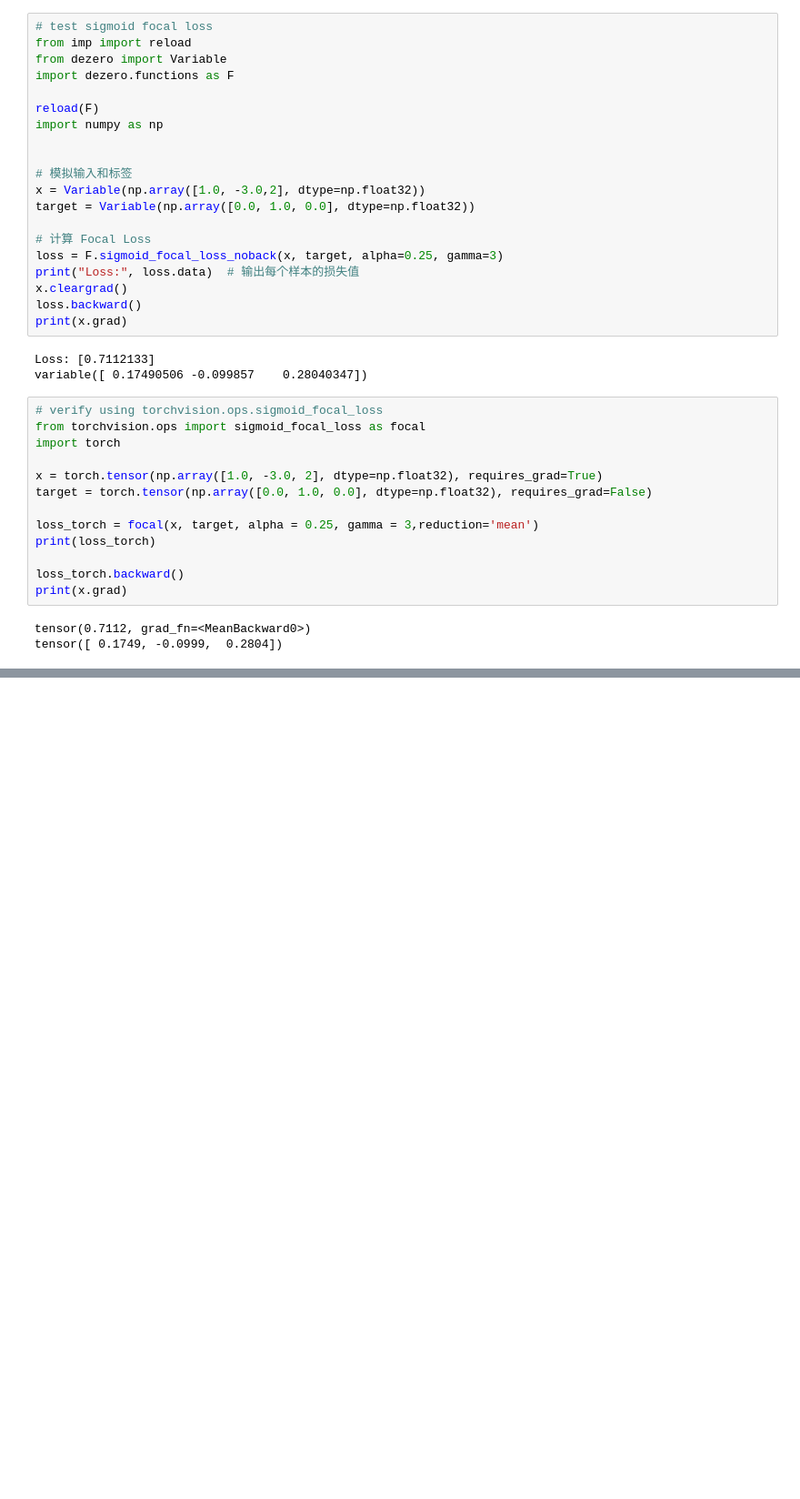
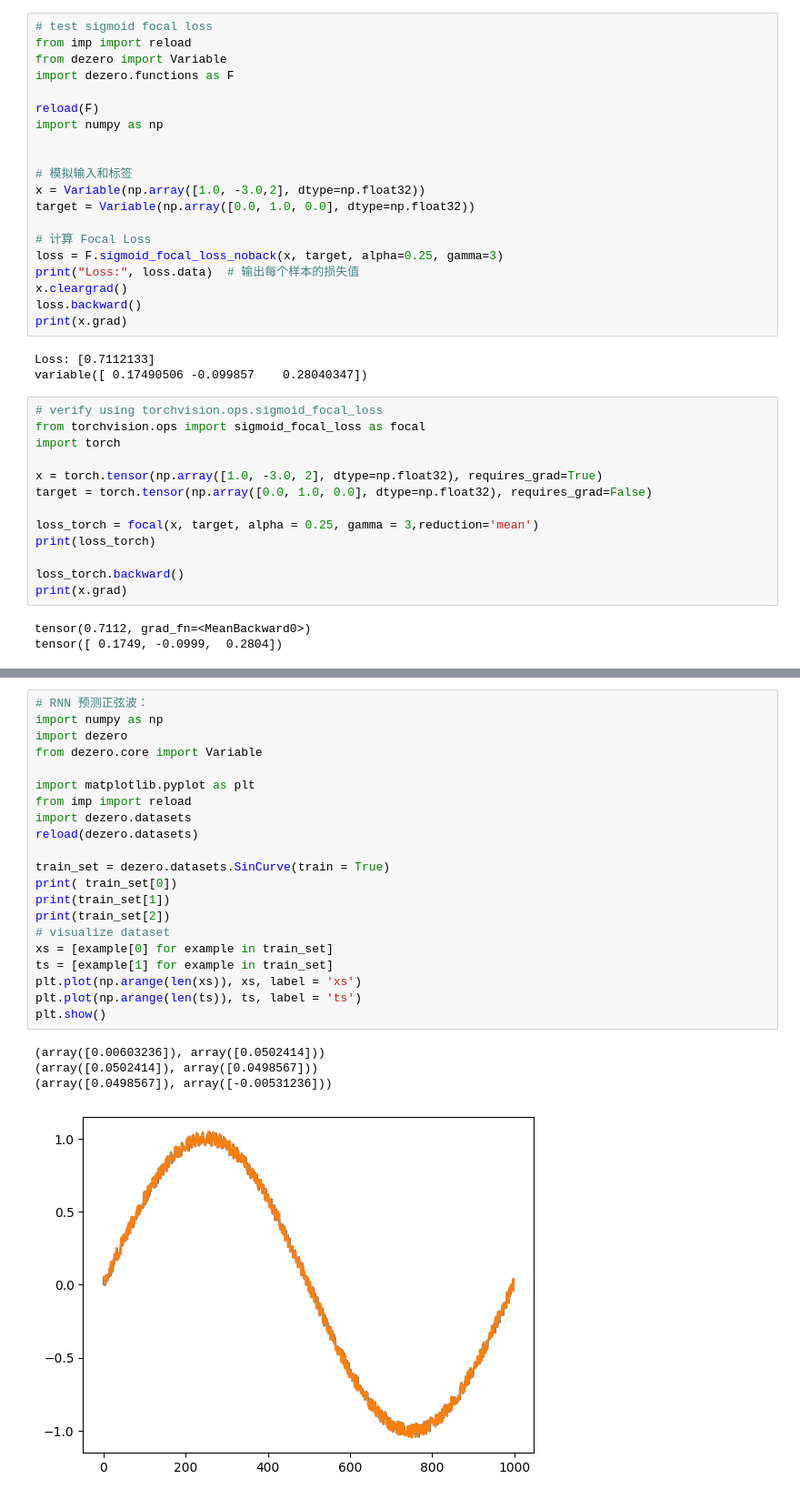
Before and after one commit to xuguy/LLM-from-scratch, a Jupyter notebook: dezero-master/DeZero_test_notes.ipynb, the cells around one changed output, grey strips where cells are left out. Shown: that part at 91% size. Saved outputs shown, nothing was run; the diff lists cells and outputs as text; blank space fills up the shorter version.

```diff
--- a/dezero-master/DeZero_test_notes.ipynb
+++ b/dezero-master/DeZero_test_notes.ipynb
@@ -1183,0 +1235,26 @@ tensor([ 0.1749, -0.0999,  0.2804])
+# %%
+# RNN 预测正弦波：
+import numpy as np
+import dezero
+from dezero.core import Variable
+
+import matplotlib.pyplot as plt
+from imp import reload
+import dezero.datasets
+reload(dezero.datasets)
+
+train_set = dezero.datasets.SinCurve(train = True)
+print( train_set[0])
+print(train_set[1])
+print(train_set[2])
+# visualize dataset
+xs = [example[0] for example in train_set]
+ts = [example[1] for example in train_set]
+plt.plot(np.arange(len(xs)), xs, label = 'xs')
+plt.plot(np.arange(len(ts)), ts, label = 'ts')
+plt.show()
+# %% [output]
+(array([0.00603236]), array([0.0502414]))
+(array([0.0502414]), array([0.0498567]))
+(array([0.0498567]), array([-0.00531236]))
+[figure, added]
```
Also changed, not shown: parts of 5 cells of this notebook, 9 other files.
